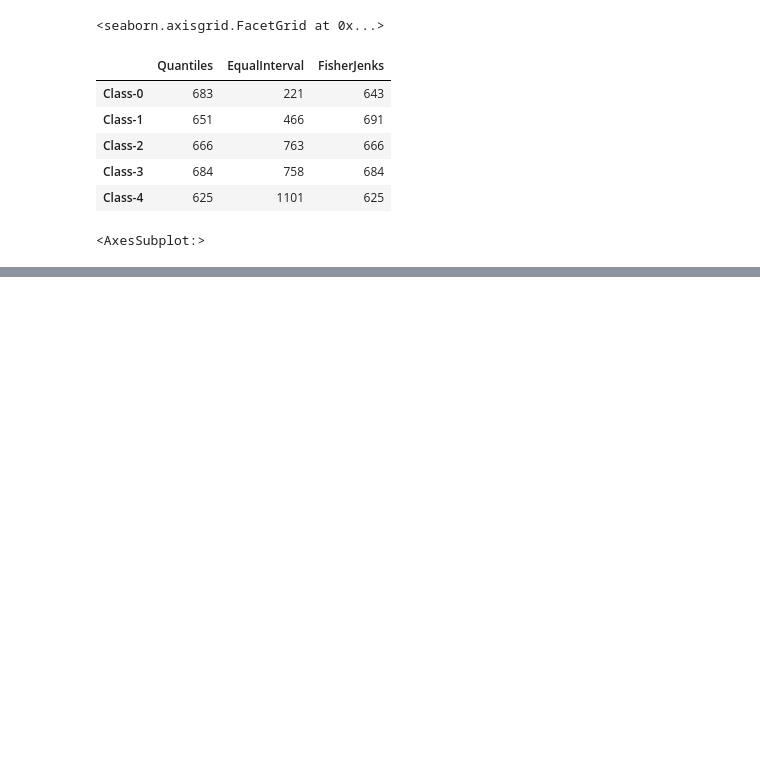
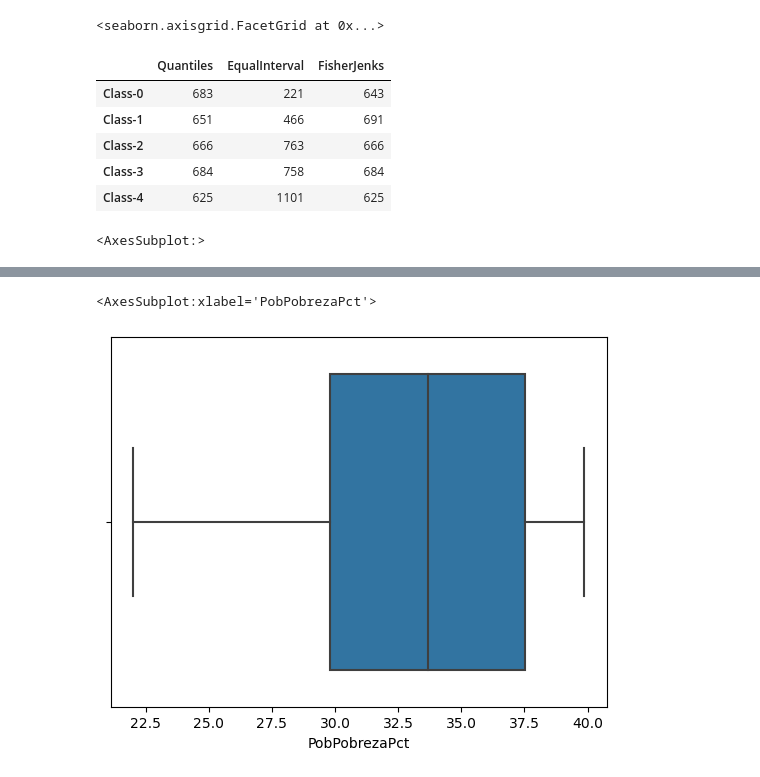
Before and after one commit to vaaleriaa111/EF_INDICADORES, a Jupyter notebook: coding_Indicadores.ipynb, the cells around one changed output, grey strips where cells are left out. Cells and saved outputs as stored; diff of their text form; code cells hidden in the pictures; blank space fills up the shorter version.

```diff
--- a/coding_Indicadores.ipynb
+++ b/coding_Indicadores.ipynb
@@ -377,0 +477,5 @@ ax.set_axis_off()
+# %%
+sea.boxplot(dataDisMap['PobPobrezaPct'])
+# %% [output]
+<AxesSubplot:xlabel='PobPobrezaPct'>
+[figure, added]
```
Also changed, not shown: parts of 69 cells of this notebook, 4 other files.
